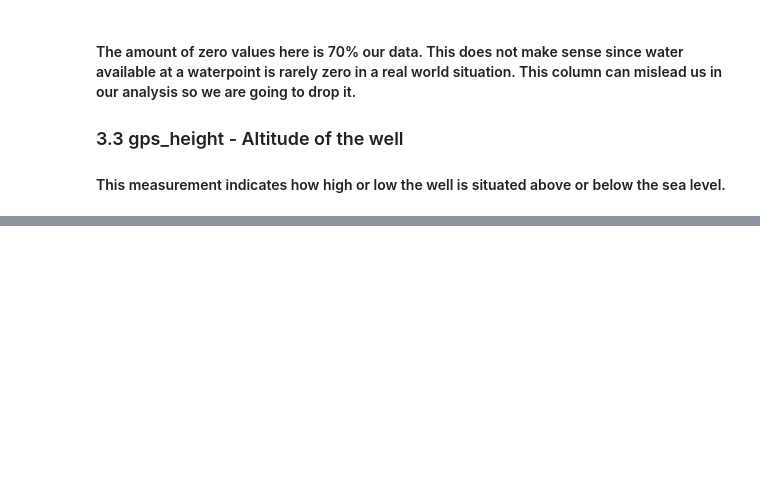
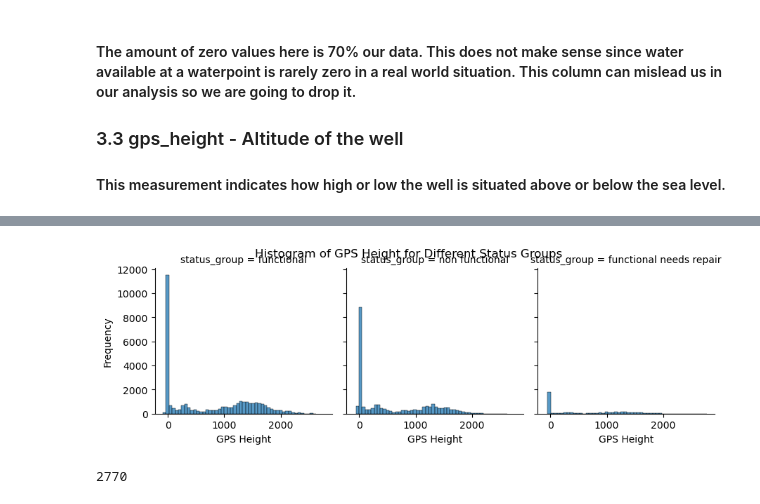
Before and after one commit to dev-ezzy/Classification-model, a Jupyter notebook: index.ipynb, the cells around one changed output, grey strips where cells are left out. Cells and saved outputs as stored; diff of their text form; code cells hidden in the pictures; blank space fills up the shorter version.

```diff
--- a/index.ipynb
+++ b/index.ipynb
@@ -242,0 +670,15 @@ KeyError: 18868432.85
+# %%
+# Create a FacetGrid using seaborn
+g = sns.FacetGrid(water_data, col="status_group", col_wrap=3)
+g.map(sns.histplot, "gps_height", bins=50)
+
+# Set titles and labels
+g.set_axis_labels("GPS Height", "Frequency")
+g.fig.suptitle("Histogram of GPS Height for Different Status Groups")
+plt.show()
+# %% [output]
+[figure, added]
+# %%
+water_data["gps_height"].max()
+# %% [output]
+2770
```
Also changed, not shown: parts of 86 cells of this notebook, 1 other file.
